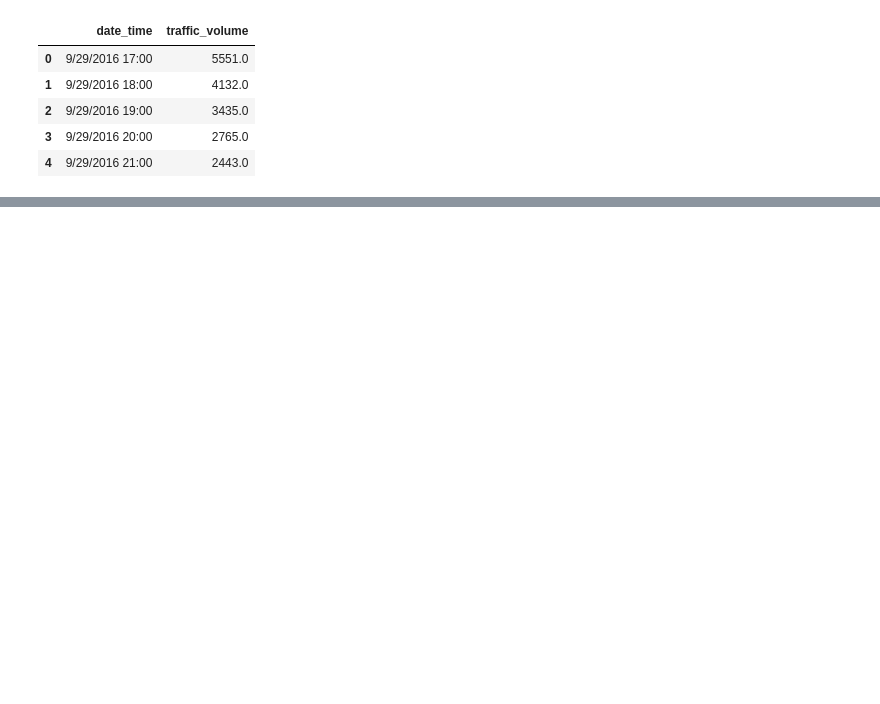
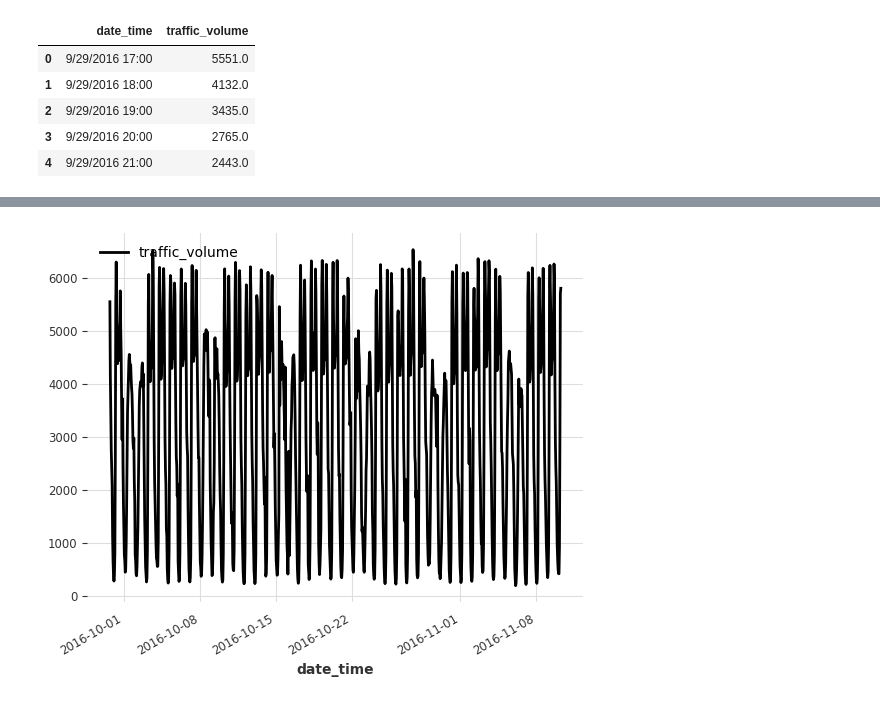
Before and after one commit to janakparajuli/N-BEATS, a Jupyter notebook: N-BEATS.ipynb, the cells around one changed output, grey strips where cells are left out. Drawn from its saved outputs; the diff is of its cells as text; code cells hidden in the pictures; blank space fills up the shorter version.

Commit message:
Series Plotted

```diff
--- a/N-BEATS.ipynb
+++ b/N-BEATS.ipynb
@@ -21,3 +21,5 @@ df.head()
 | 4 | 9/29/2016 21:00 | 2443.0 |
 # %%
 #Convert to TimeSeries as required by darts
+series = TimeSeries.from_dataframe(df, time_col='date_time')
+series.head()
@@ -23,0 +44,5 @@ df.head()
+# %%
+#Plot Series
+series.plot()
+# %% [output]
+[figure, added]
```
Also changed, not shown: parts of 1 cell of this notebook.
